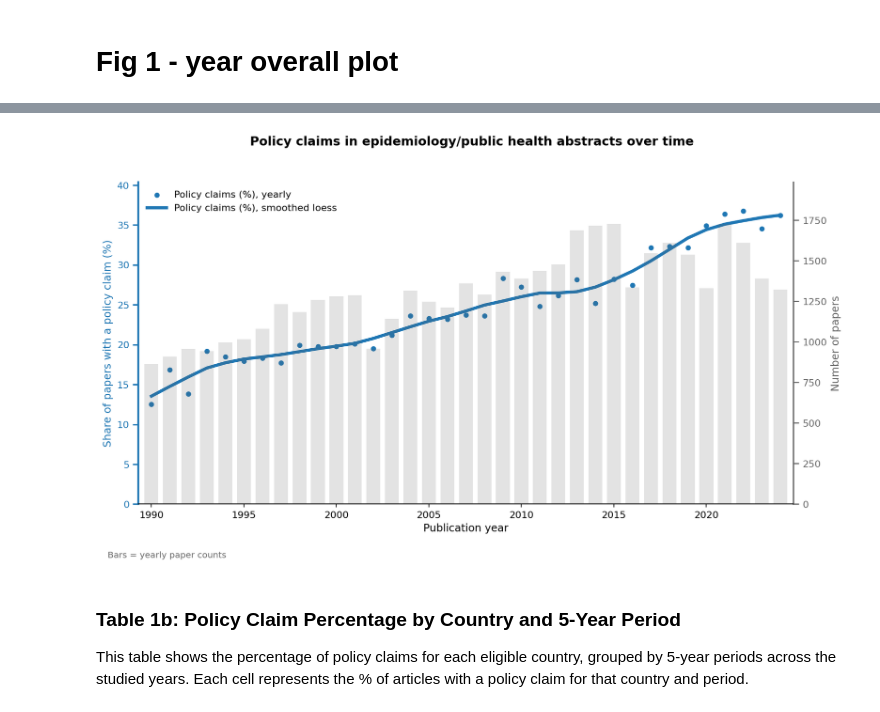
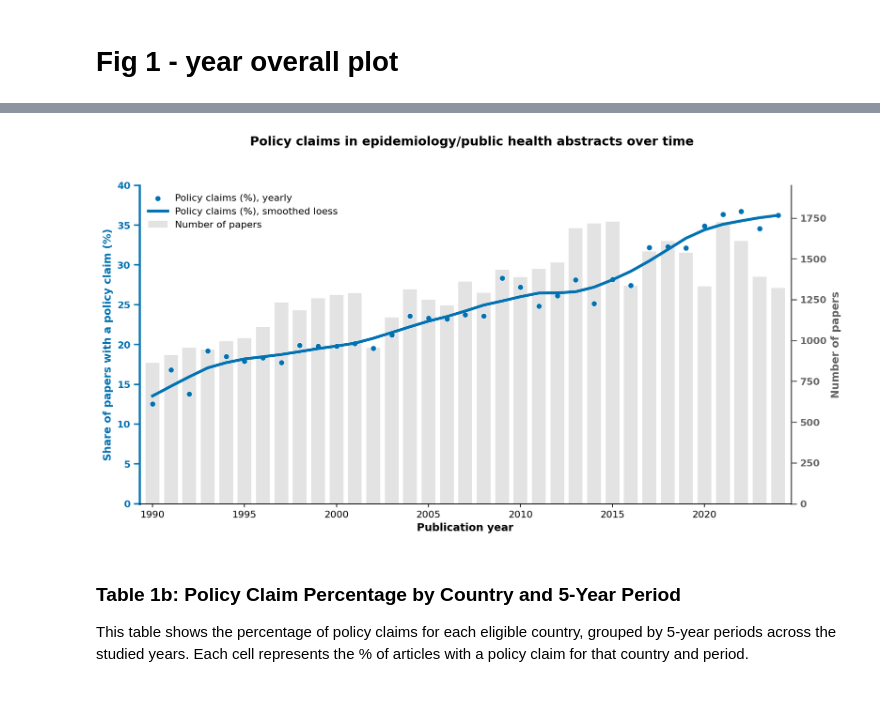
Before and after one commit to dbann/policyclaims, a Jupyter notebook: code/Main_analyses_supplemental.ipynb, the cells around one changed output, grey strips where cells are left out. Saved outputs shown, nothing was run; the diff lists cells and outputs as text; code cells hidden in the pictures.

```diff
--- a/code/Main_analyses_supplemental.ipynb
+++ b/code/Main_analyses_supplemental.ipynb
@@ -1352,6 +1352,11 @@ plt.style.use("default")
 fig, ax = plt.subplots(figsize=(11, 6.5), dpi=160)
 ax2 = ax.twinx()
 
+# --- FIX: BRING DOTS/LINES TO FRONT ---
+# By default, ax2 (twinx) draws on top of ax. This forces ax to draw on top.
+ax.set_zorder(10)
+ax.patch.set_visible(False)  # Hide background of ax so the ax2 bars are visible underneath
+
 # Colours
 policy_color = "#0072B2"
 count_color = "#666666"
@@ -1364,70 +1369,79 @@ ax.spines["right"].set_visible(False)
 ax2.spines["top"].set_visible(False)
 ax2.spines["left"].set_visible(False)
 
-# Left y-axis uses the exact same blue as the policy-claim estimates
+# Left y-axis strictly uses the exact blue shade
 ax.spines["left"].set_color(policy_color)
 ax.spines["left"].set_linewidth(2.2)
 ax.yaxis.label.set_color(policy_color)
 ax.yaxis.label.set_fontweight("medium")
-ax.tick_params(axis="y", color=policy_color, labelcolor=policy_color, width=1.6, length=6)
+ax.tick_params(axis="y", colors=policy_color, width=1.6, length=6)
 ax.yaxis.get_offset_text().set_color(policy_color)
 
 # Right y-axis grey, matching counts
 ax2.spines["right"].set_color(count_color)
 ax2.spines["right"].set_linewidth(1.5)
 ax2.yaxis.label.set_color(count_color)
-ax2.tick_params(axis="y", color=count_color, labelcolor=count_color, width=1.2, length=6)
+ax2.tick_params(axis="y", colors=count_color, width=1.2, length=6)
 ax2.yaxis.get_offset_text().set_color(count_color)
 
-# Bars: yearly counts
-ax2.bar(
+# Bars: yearly counts (Draws perfectly underneath due to zorder fix above)
+bars = ax2.bar(
     agg[YEAR_COL], agg["n"],
     alpha=0.18, width=0.75,
     color=count_color, edgecolor="none",
-    label="Number of papers (right axis)"
+    label="Number of papers"
  )
 
-# Dots
+# Dots (Restored white edge so the blue shade perfectly matches your image)
 ax.scatter(
     agg[YEAR_COL], agg["pct_claim"],
     s=35, color=policy_color, edgecolors="white", linewidth=0.5,
     label="Policy claims (%), yearly"
  )
 
 # LOESS line
 ax.plot(
     agg[YEAR_COL], agg["pct_claim_smooth"],
     linewidth=3.0, color=policy_color,
     label="Policy claims (%), smoothed loess"
  )
 
 # Labels
-ax.set_xlabel("Publication year", fontsize=11)
-ax.set_ylabel("Share of papers with a policy claim (%)", fontsize=11, color=policy_color)
-ax2.set_ylabel("Number of papers", fontsize=11, color=count_color)
+ax.set_xlabel("Publication year", fontsize=11, fontweight="bold")
+ax.set_ylabel("Share of papers with a policy claim (%)", fontsize=11, color=policy_color, fontweight="bold")
+ax2.set_ylabel("Number of papers", fontsize=11, color=count_color, fontweight="bold")
 
 # Limits
 ax.set_xlim(agg[YEAR_COL].min() - 0.7, agg[YEAR_COL].max() + 0.7)
-ax.set_ylim(0, max(5, np.nanmax(agg["pct_claim"]) * 1.1))
-ax2.set_ylim(0, max(agg["n"].max() * 1.15, 10))
+
+# Precise Y-Axis bounding to match the image visually
+ax.set_ylim(0, 40)
+ax.set_yticks(np.arange(0, 45, 5))
+ax2.set_ylim(0, 1950)
+ax2.set_yticks(np.arange(0, 2000, 250))
+
+for tick_label in ax.get_yticklabels():
+    tick_label.set_fontweight("bold")
+
+for tick_label in ax2.get_yticklabels():
+    tick_label.set_fontweight("bold")
 
 # Title
 fig.suptitle(
     "Policy claims in epidemiology/public health abstracts over time",
-    y=0.96, fontsize=13, fontweight="600"
+    y=0.96, fontsize=13, fontweight="bold"
  )
 
 # Legend
-ax.legend(loc="upper left", frameon=False, fontsize=10)
-
-# Footnote
-plt.figtext(0.02, 0.02, "Bars = yearly paper counts", fontsize=9, color=count_color)
+handles1, labels1 = ax.get_legend_handles_labels()
+handles2, labels2 = ax2.get_legend_handles_labels()
+ax.legend(handles1 + handles2, labels1 + labels2, loc="upper left", frameon=False, fontsize=10)
 
 plt.tight_layout(rect=[0, 0.05, 1, 0.93])
 plt.savefig(SAVE_PATH, bbox_inches="tight", facecolor="white", dpi=300)
 plt.show()
 # %% [output]
-[figure, old version]
+[figure, new version]
 # %% [markdown]
 ### Table 1b: Policy Claim Percentage by Country and 5-Year Period
 
```
Also changed, not shown: 1 other file.
